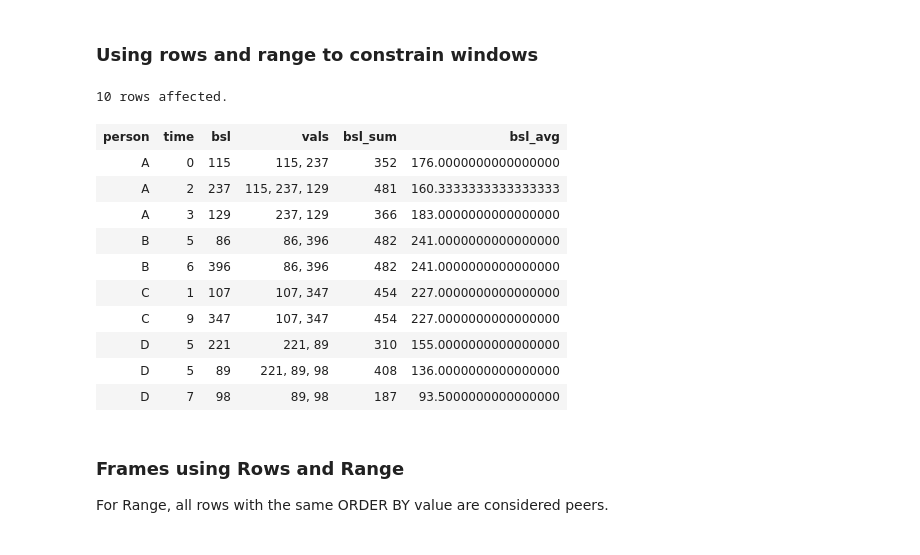
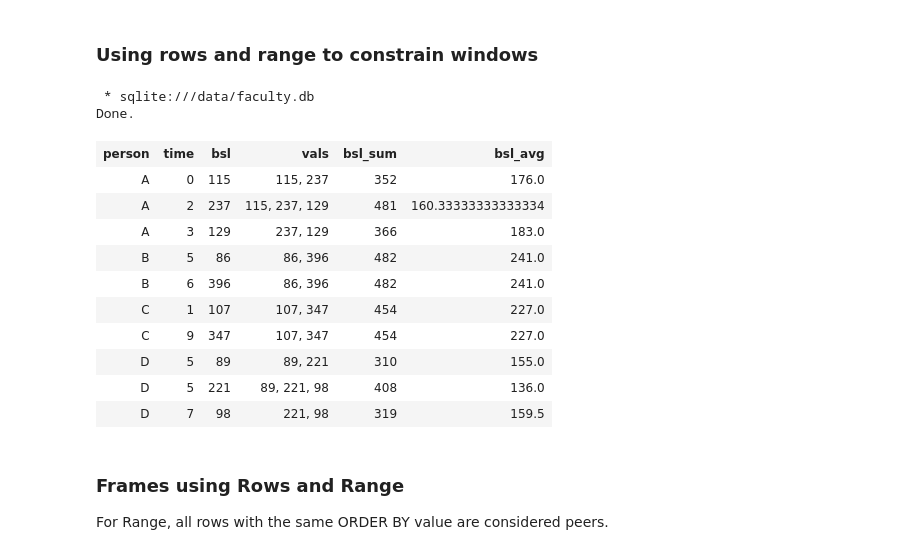
Before and after one commit to cliburn/bios-823-2019, a Jupyter notebook: notebooks/08_SQL_Queries.ipynb, the cells around one changed output. Drawn from its saved outputs; the diff is of its cells as text; code cells hidden in the pictures.

```diff
--- a/notebooks/08_SQL_Queries.ipynb
+++ b/notebooks/08_SQL_Queries.ipynb
@@ -756,30 +739,31 @@ WINDOW win AS (PARTITION BY person ORDER BY time);
 # %%
 %%sql
 
 SELECT person, time, bsl,
-       STRING_AGG(CAST(bsl AS TEXT), ', ') OVER win AS vals,
+       GROUP_CONCAT(CAST(bsl AS TEXT), ', ') OVER win AS vals,
        SUM(bsl) OVER win AS bsl_sum,
        AVG(bsl) OVER win AS bsl_avg
 FROM df
 WINDOW win AS (
     PARTITION BY person
     ORDER BY time
     ROWS BETWEEN 1 PRECEDING AND 1 FOLLOWING
 )
 ORDER BY person, time;
 # %% [output]
-10 rows affected.
+ * sqlite:///data/faculty.db
+Done.
 | person | time | bsl | vals | bsl_sum | bsl_avg |
-| A | 0 | 115 | 115, 237 | 352 | 176.0000000000000000 |
-| A | 2 | 237 | 115, 237, 129 | 481 | 160.3333333333333333 |
-| A | 3 | 129 | 237, 129 | 366 | 183.0000000000000000 |
-| B | 5 | 86 | 86, 396 | 482 | 241.0000000000000000 |
-| B | 6 | 396 | 86, 396 | 482 | 241.0000000000000000 |
-| C | 1 | 107 | 107, 347 | 454 | 227.0000000000000000 |
-| C | 9 | 347 | 107, 347 | 454 | 227.0000000000000000 |
-| D | 5 | 221 | 221, 89 | 310 | 155.0000000000000000 |
-| D | 5 | 89 | 221, 89, 98 | 408 | 136.0000000000000000 |
-| D | 7 | 98 | 89, 98 | 187 | 93.5000000000000000 |
+| A | 0 | 115 | 115, 237 | 352 | 176.0 |
+| A | 2 | 237 | 115, 237, 129 | 481 | 160.33333333333334 |
+| A | 3 | 129 | 237, 129 | 366 | 183.0 |
+| B | 5 | 86 | 86, 396 | 482 | 241.0 |
+| B | 6 | 396 | 86, 396 | 482 | 241.0 |
+| C | 1 | 107 | 107, 347 | 454 | 227.0 |
+| C | 9 | 347 | 107, 347 | 454 | 227.0 |
+| D | 5 | 89 | 89, 221 | 310 | 155.0 |
+| D | 5 | 221 | 89, 221, 98 | 408 | 136.0 |
+| D | 7 | 98 | 221, 98 | 319 | 159.5 |
 # %% [markdown]
 ### Frames using Rows and Range
 
```
Also changed, not shown: parts of 26 cells of this notebook, 12 other files.
